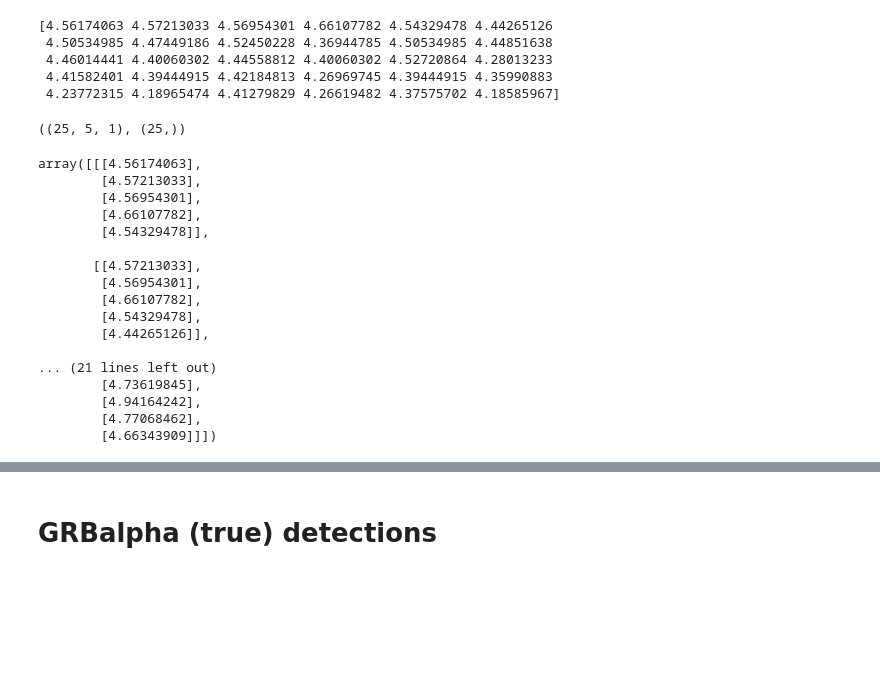
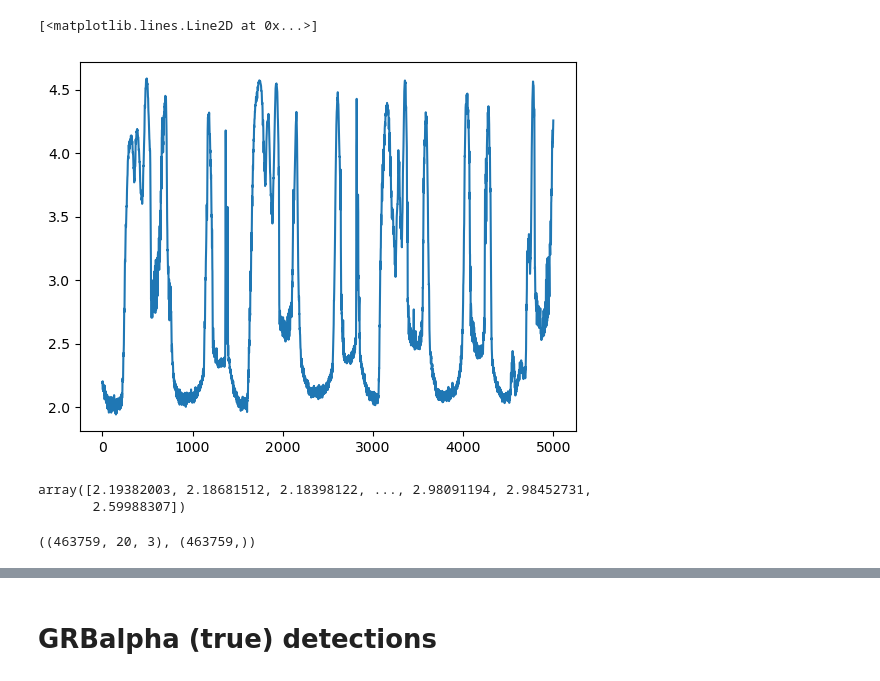
Before and after one commit to MartinChobolaX/GRBorNotGRB, a Jupyter notebook: LSTM_rate_one_var.ipynb, the cells around one changed output, grey strips where cells are left out. Cells and saved outputs as stored; diff of their text form; code cells hidden in the pictures; blank space fills up the shorter version.

```diff
--- a/LSTM_rate_one_var.ipynb
+++ b/LSTM_rate_one_var.ipynb
@@ -68,0 +21,32 @@ rate[0:3000].plot()
+# %%
+grb = ["2021-08-07_10-05-18_exp4s_sbin4/ch0/part1/rate_multi_ch.txt",
+"2021-08-22_09-16-56_exp4s_sbin4/ch0/part1/rate_multi_ch.txt",
+"2021-09-09_09-25-05_exp4s_sbin4/ch0/part2/rate_multi_ch.txt",
+"2021-10-18_22-22-36_exp1s_sbin4/ch0/part1/rate_multi_ch.txt",
+"2021-10-18_22-22-36_exp1s_sbin4/ch0/part2/rate_multi_ch.txt"]
+
+uno = glob.glob("Data/GRBalpha/Data_firmware_2/*-*-*_*-*-*_exp*s_sbin*/ch0/part*/rate_multi_ch.txt")
+dos = glob.glob("Data/GRBalpha/Data_firmware_3/*-*-*_*-*-*_exp*s_sbin*/ch0/rate_multi_ch.txt")
+data = np.sort(dos)
+X = []
+fill = []
+for fname in data:
+    if fname in grb:
+        skip
+    else:
+        with open(fname) as file:
+            fill.append(fname)
+            lines = file.readlines()
+            for line in lines[9:]:
+                split = line[:-1].split()
+                X.append([float(split[7]),float(split[8]),np.log10(float(split[-1])+1)])
+
+
+
+
+print(len(uno),len(dos))
+print("Number of files:",len(data))
+print("Number of points:",len(X))
+
+df = pd.DataFrame(data = X, columns=["log","lat","rate"])
+df
@@ -69,3 +70,13 @@ rate[0:3000].plot()
+# %%
+plt.plot(df["rate"][0:5000])
+# %% [output]
+[<matplotlib.lines.Line2D at 0x...>]
+[figure, added]
+# %%
+df['rate'].to_numpy()
+# %% [output]
+array([2.19382003, 2.18681512, 2.18398122, ..., 2.98091194, 2.98452731,
+       2.59988307])
 # %%
 def df_to_X_y(df, window_size=10):
   df_as_np = df.to_numpy()
@@ -80,33 +87,8 @@ def df_to_X_y(df, window_size=10):
   return np.array(X), np.array(y)
 # %%
-WINDOW_SIZE = 5
-X1, y1 = df_to_X_y(np.log(rate[0:30]+1), WINDOW_SIZE)
+WINDOW_SIZE = 20
+X1, y1 = df_to_X_y(df, WINDOW_SIZE)
 X1.shape, y1.shape
 # %% [output]
-[4.56174063 4.57213033 4.56954301 4.66107782 4.54329478 4.44265126
- 4.50534985 4.47449186 4.52450228 4.36944785 4.50534985 4.44851638
- 4.46014441 4.40060302 4.44558812 4.40060302 4.52720864 4.28013233
- 4.41582401 4.39444915 4.42184813 4.26969745 4.39444915 4.35990883
- 4.23772315 4.18965474 4.41279829 4.26619482 4.37575702 4.18585967]
+((463759, 20, 3), (463759,))
-((25, 5, 1), (25,))
-# %%
-X1
-# %% [output]
-array([[[4.56174063],
-        [4.57213033],
-        [4.56954301],
-        [4.66107782],
-        [4.54329478]],
-
-       [[4.57213033],
-        [4.56954301],
-        [4.66107782],
-        [4.54329478],
-        [4.44265126]],
-
-... (21 lines left out)
-        [4.73619845],
-        [4.94164242],
-        [4.77068462],
-        [4.66343909]]])
 # %%
```
Also changed, not shown: parts of 19 cells of this notebook.
